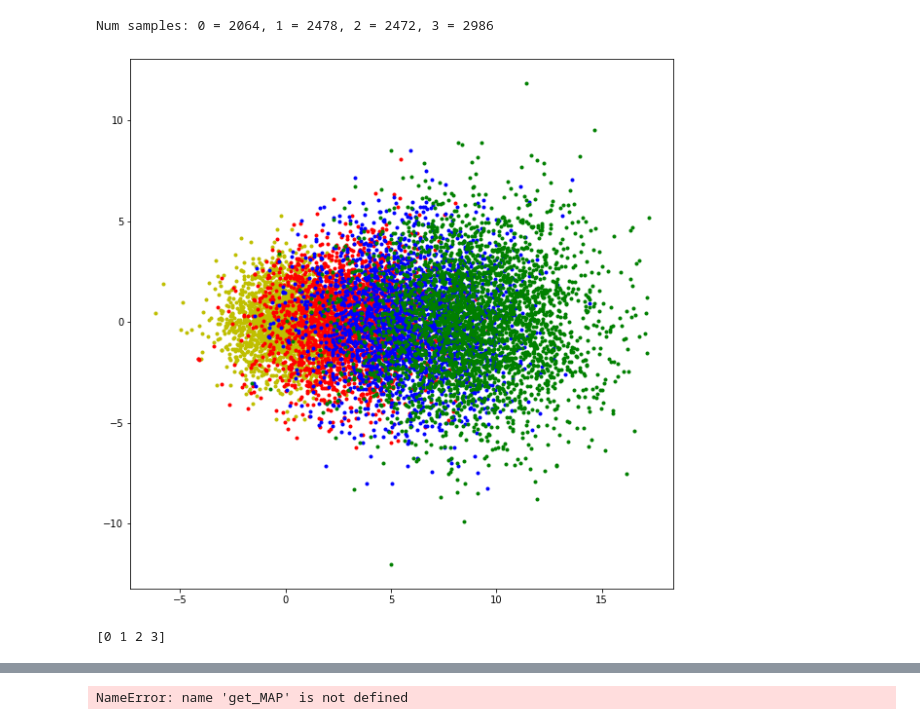
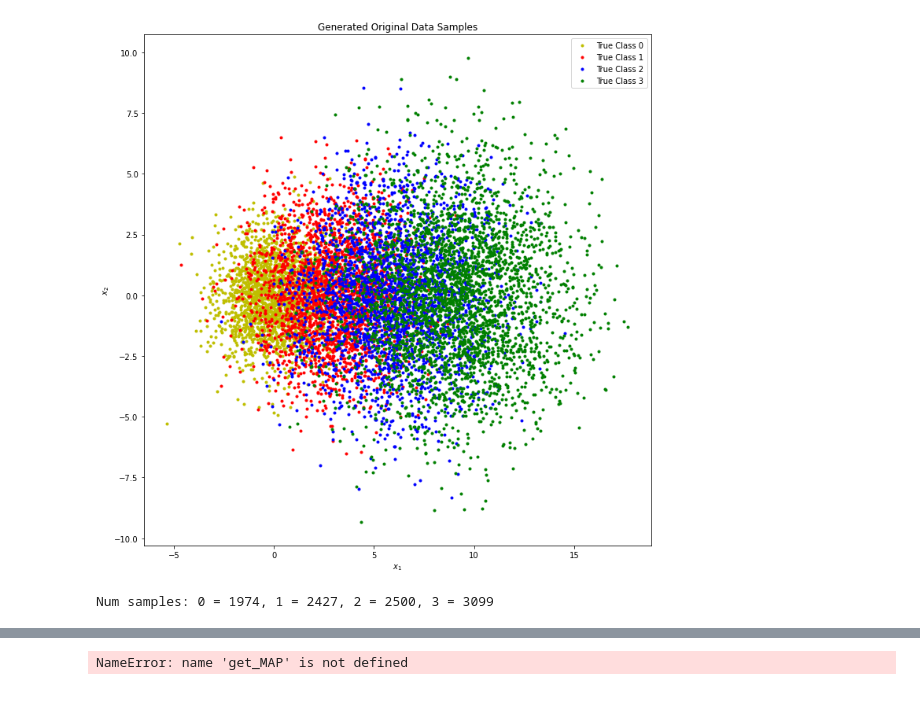
Before and after one commit to meuliano/EECE5644, a Jupyter notebook: HW1/hw1_2.ipynb, the cells around one changed output, grey strips where cells are left out. Saved outputs shown, nothing was run; the diff lists cells and outputs as text; code cells hidden in the pictures.

```diff
--- a/HW1/hw1_2.ipynb
+++ b/HW1/hw1_2.ipynb
@@ -32,39 +32,43 @@ labels = np.zeros(N) # create empty labels array of length 10,000
 
 # Create a 10000-length vector of uniformly distributed random variables in [0,1)
 # Will be used to get an estimate of number of features belonging to each label
 u = np.random.rand(N)
 
 # Plot for original data and their true labels
 fig = plt.figure(figsize=(10, 10))
 marker_shapes = '....'
 marker_colors = 'rbgy'
 
 for i in range(C):
 
     # Find indices of u that meet each prior
     indices = np.argwhere((thresholds[i] <= u) & (u <= thresholds[i+1]))[:, 0]
 
     # Get the number of indices in each component - should be ~ 6500 and 3500
     Nl = len(indices)
 
     # set label vector based on above - will be vector of class labels [0 0 1 0 1 .. to 9999] in this case
     # for more classes, this can be [1 2 2 0 1 3 1 3 0 ...]
     labels[indices] = i * np.ones(Nl)
 
     # for each valid index, fill the
     X[indices, :] = multivariate_normal.rvs(mu[i], sigma[i], Nl)
     plt.plot(X[labels==i, 0], X[labels==i, 1], marker_shapes[i-1] + marker_colors[i-1], label="True Class {}".format(i))
 
+# Plot the original data and their true labels
+plt.legend()
+plt.xlabel(r"$x_1$")
+plt.ylabel(r"$x_2$")
+plt.title("Generated Original Data Samples")
+plt.tight_layout()
+plt.show()
+
 # Generate data distributions and store in true class labels
 Nl = np.array([sum(labels == i) for i in range(C)])
 print("Num samples: 0 = {}, 1 = {}, 2 = {}, 3 = {}".format(Nl[0],Nl[1],Nl[2],Nl[3]))
 # %% [output]
+[figure, new version]
-Num samples: 0 = 2064, 1 = 2478, 2 = 2472, 3 = 2986
+Num samples: 0 = 1974, 1 = 2427, 2 = 2500, 3 = 3099
-[figure, old version]
-# %%
-print(Y)
-# %% [output]
-[0 1 2 3]
 # %%
 # Lambda Matrix
 lambda_matrix = np.ones((C, C)) - np.identity(C)
```
Also changed, not shown: parts of 3 cells of this notebook, 6 other files.
